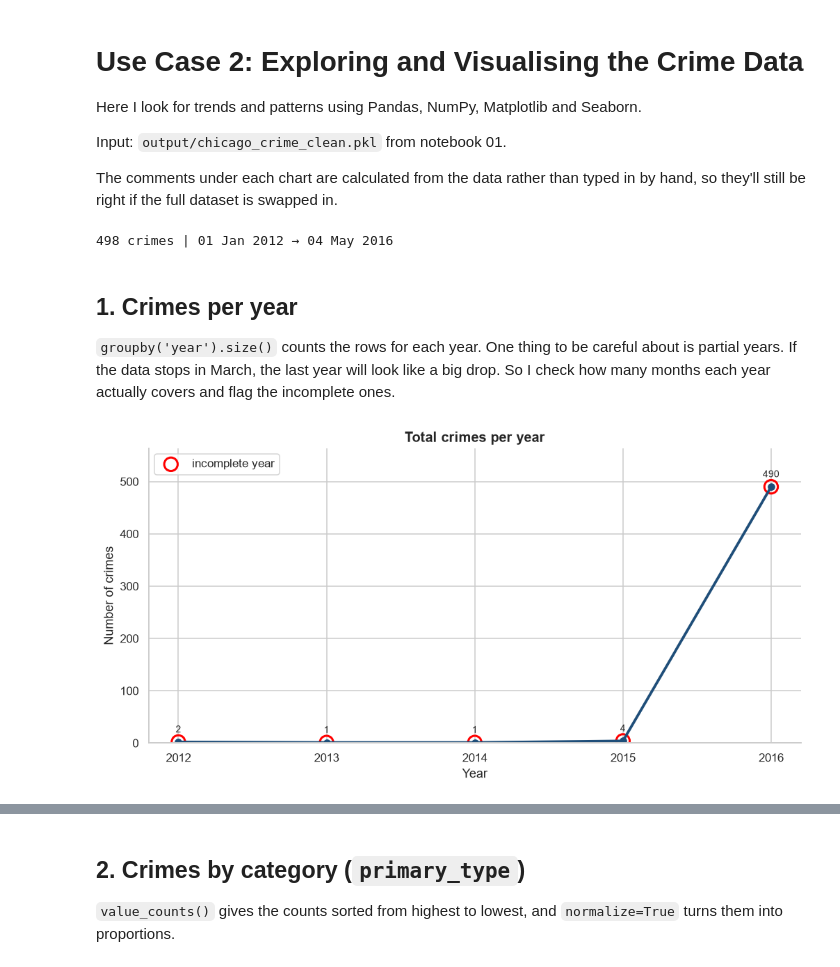
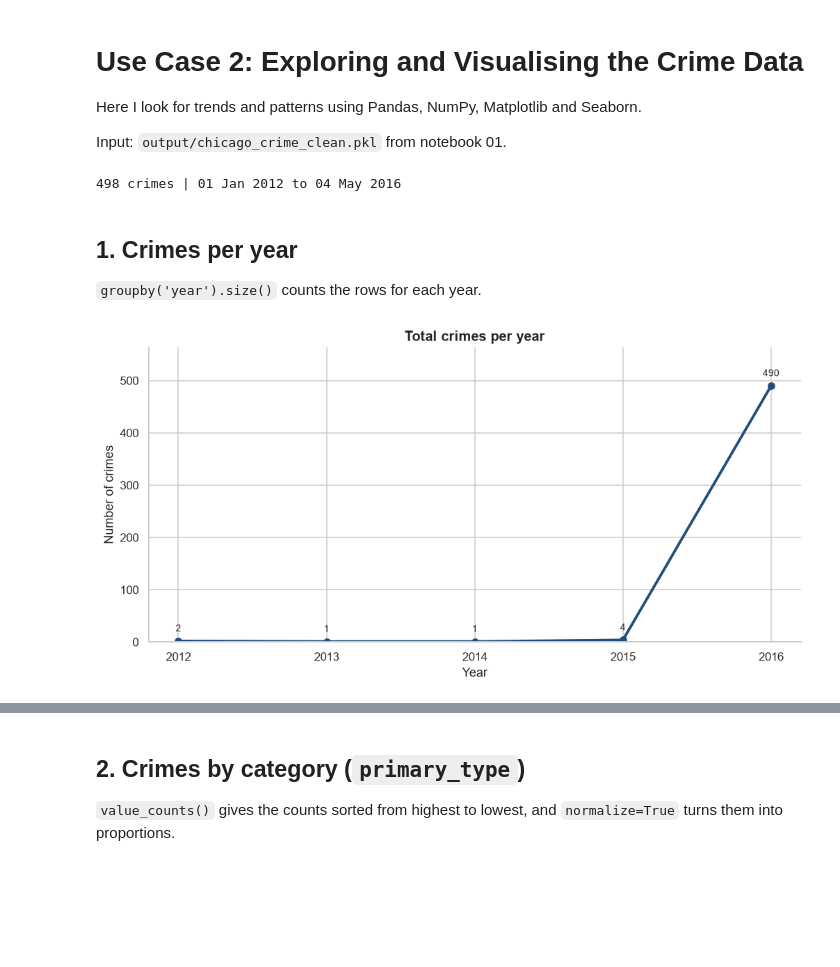
Before and after one commit to legion9755/chicago-crime-project, a Jupyter notebook: 02_eda_visualization.ipynb, the cells around one changed output, grey strips where cells are left out. Drawn from its saved outputs; the diff is of its cells as text; code cells hidden in the pictures; blank space fills up the shorter version.

```diff
--- a/02_eda_visualization.ipynb
+++ b/02_eda_visualization.ipynb
@@ -4,10 +4,7 @@
 Here I look for trends and patterns using Pandas, NumPy, Matplotlib and Seaborn.
 
 Input: `output/chicago_crime_clean.pkl` from notebook 01.
-
-The comments under each chart are calculated from the data rather than typed in by hand, so they'll still be right if the full dataset is swapped in.
 # %%
-import numpy as np
 import pandas as pd
 import matplotlib.pyplot as plt
 import matplotlib.ticker as mtick
@@ -18,31 +15,25 @@ import crime_utils as cu
 
 cu.set_style()
 df = pd.read_pickle(cu.CLEAN_CRIME_FILE)
-print(f"{len(df):,} crimes | {df['date'].min():%d %b %Y} → {df['date'].max():%d %b %Y}")
+print(f"{len(df):,} crimes | {df['date'].min():%d %b %Y} to {df['date'].max():%d %b %Y}")
 # %% [output]
-498 crimes | 01 Jan 2012 → 04 May 2016
+498 crimes | 01 Jan 2012 to 04 May 2016
-# %% [markdown]
-## 1. Crimes per year
-
-`groupby('year').size()` counts the rows for each year. One thing to be careful about is partial years. If the data stops in March, the last year will look like a big drop. So I check how many months each year actually covers and flag the incomplete ones.
+# %% [markdown]
+## 1. Crimes per year
+
+`groupby('year').size()` counts the rows for each year.
 # %%
 yearly = df.groupby("year").size().rename("crimes")
-months_covered = df.groupby("year")["month"].nunique()
-partial_years = months_covered[months_covered < 12].index.tolist()
 
 fig, ax = plt.subplots()
 ax.plot(yearly.index, yearly.values, marker="o", linewidth=2.5, color="#1f4e79")
 for x, y in yearly.items():
     ax.annotate(f"{y:,}", (x, y), textcoords="offset points", xytext=(0, 9), ha="center", fontsize=9)
-if partial_years:
-    ax.scatter(partial_years, yearly[partial_years], s=160, facecolors="none", edgecolors="red",
-               linewidths=2, label="incomplete year")
-    ax.legend()
 ax.set(title="Total crimes per year", xlabel="Year", ylabel="Number of crimes")
 ax.yaxis.set_major_formatter(mtick.StrMethodFormatter("{x:,.0f}"))
 ax.set_xticks(yearly.index)
 ax.set_ylim(0, yearly.max() * 1.15)
 cu.save_fig(fig, "uc2_01_crimes_per_year")
 plt.show()
 # %% [output]
-[figure, old version]
+[figure, new version]
```
Also changed, not shown: parts of 17 cells of this notebook, 19 other files.
